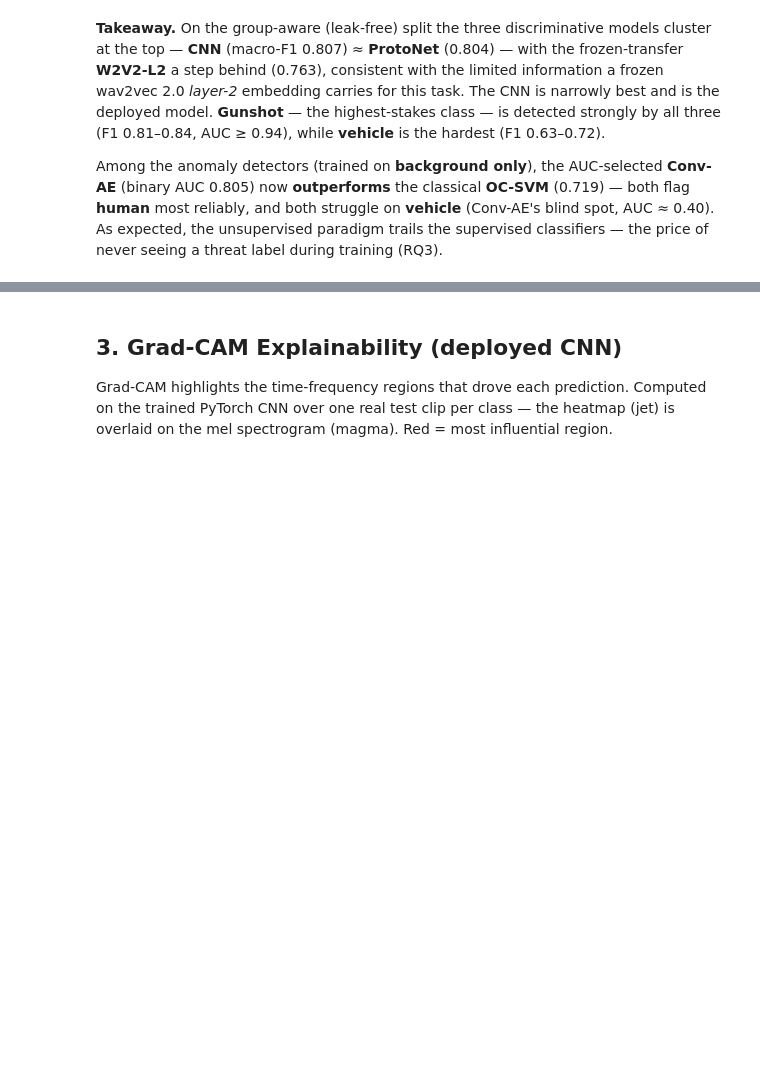
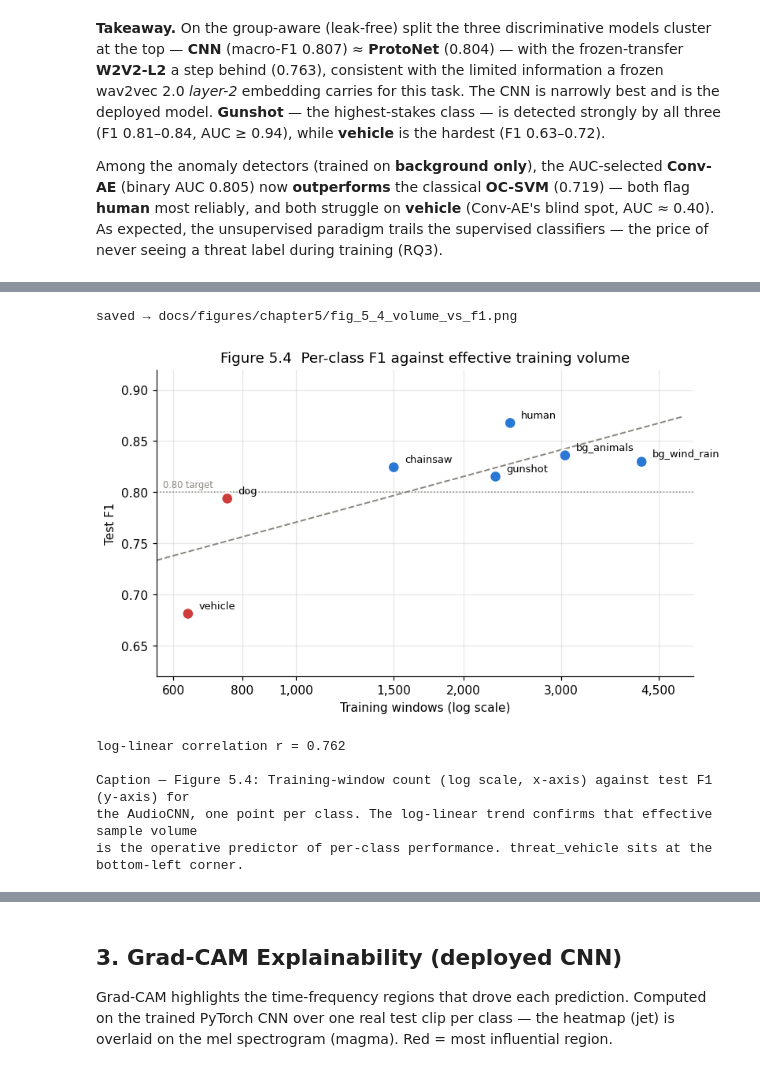
Before and after one commit to mangaorphy/alertreck, a Jupyter notebook: notebooks/00-model-report.ipynb, the cells around one changed output, grey strips where cells are left out. Drawn from its saved outputs; the diff is of its cells as text; code cells hidden in the pictures; blank space fills up the shorter version.

```diff
--- a/notebooks/00-model-report.ipynb
+++ b/notebooks/00-model-report.ipynb
@@ -229,0 +385,41 @@ during training (RQ3).
+# %%
+# ══ Figure 5.4 — Training volume vs per-class F1 ═════════════════════════════
+xs = np.array([TRAIN_N[c] for c in CLASSES], float)
+ys = np.array([f1_cnn[c]  for c in CLASSES])
+cs = [RED if v < F1_TARGET else BLUE for v in ys]
+
+fig, ax = plt.subplots(figsize=(8, 4.6))
+ax.scatter(xs, ys, s=95, c=cs, zorder=3, edgecolor="white", linewidth=1.5)
+for c, xv, yv in zip(CLASSES, xs, ys):
+    ax.annotate(SHORT[c], (xv, yv), textcoords="offset points",
+                xytext=(9, 4), fontsize=8.5)
+
+m, b = np.polyfit(np.log10(xs), ys, 1)                     # log-linear trend
+gx = np.linspace(np.log10(560), np.log10(5000), 50)
+ax.plot(10**gx, m*gx + b, ls="--", lw=1.3, color=MUTED, zorder=1)
+
+ax.axhline(F1_TARGET, ls=":", lw=1, color=MUTED)
+ax.text(575, F1_TARGET + 0.005, "0.80 target", fontsize=7.5, color=MUTED)
+
+ax.set_xscale("log")
+ticks = [600, 800, 1000, 1500, 2000, 3000, 4500]
+ax.set_xticks(ticks); ax.set_xticklabels([f"{t:,}" for t in ticks]); ax.minorticks_off()
+ax.set_xlim(560, 5200); ax.set_ylim(0.62, 0.92)
+ax.set_xlabel("Training windows (log scale)"); ax.set_ylabel("Test F1")
+ax.set_title("Figure 5.4  Per-class F1 against effective training volume")
+finish(ax); ax.grid(axis="x", alpha=0.3)
+save5(fig, "fig_5_4_volume_vs_f1.png"); plt.show()
+
+r = np.corrcoef(np.log10(xs), ys)[0, 1]
+print(f"\nlog-linear correlation r = {r:.3f}")
+print("\nCaption — Figure 5.4: Training-window count (log scale, x-axis) against test F1 (y-axis) for\n"
+      "the AudioCNN, one point per class. The log-linear trend confirms that effective sample volume\n"
+      "is the operative predictor of per-class performance. threat_vehicle sits at the bottom-left corner.")
+# %% [output]
+saved → docs/figures/chapter5/fig_5_4_volume_vs_f1.png
+[figure, added]
+log-linear correlation r = 0.762
+
+Caption — Figure 5.4: Training-window count (log scale, x-axis) against test F1 (y-axis) for
+the AudioCNN, one point per class. The log-linear trend confirms that effective sample volume
+is the operative predictor of per-class performance. threat_vehicle sits at the bottom-left corner.
```
Also changed, not shown: parts of 11 cells of this notebook, 22 other files.
